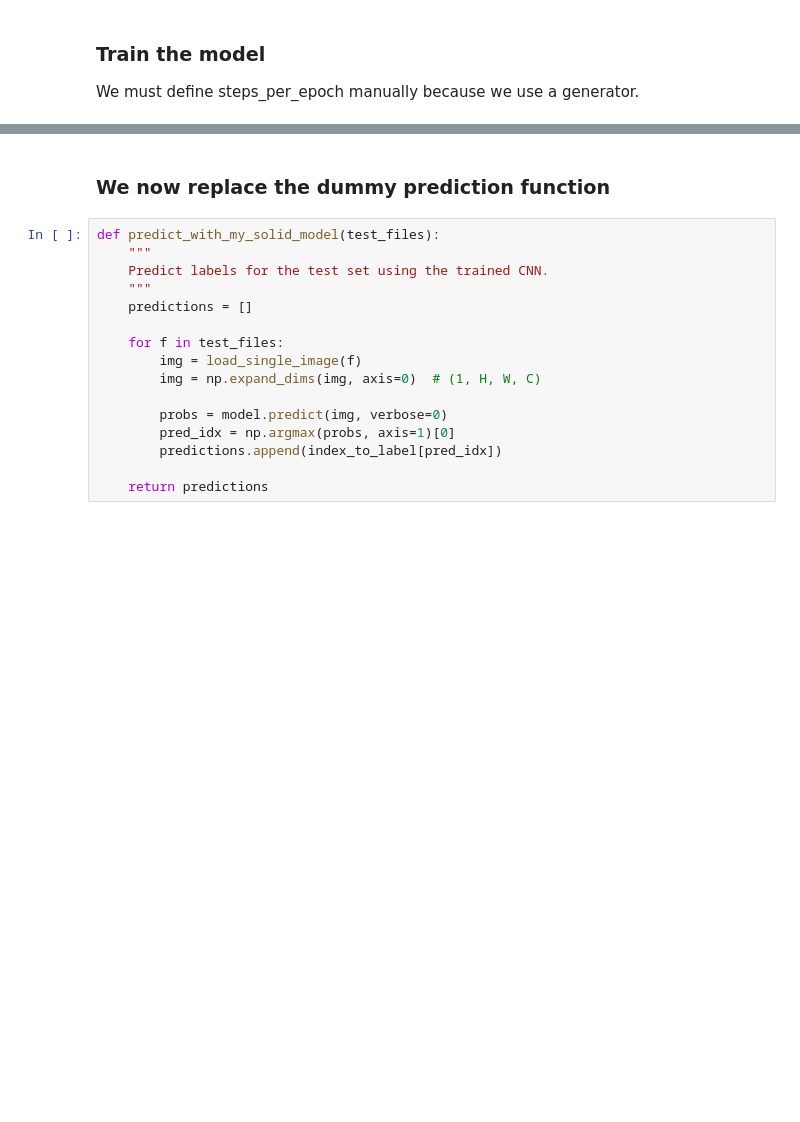
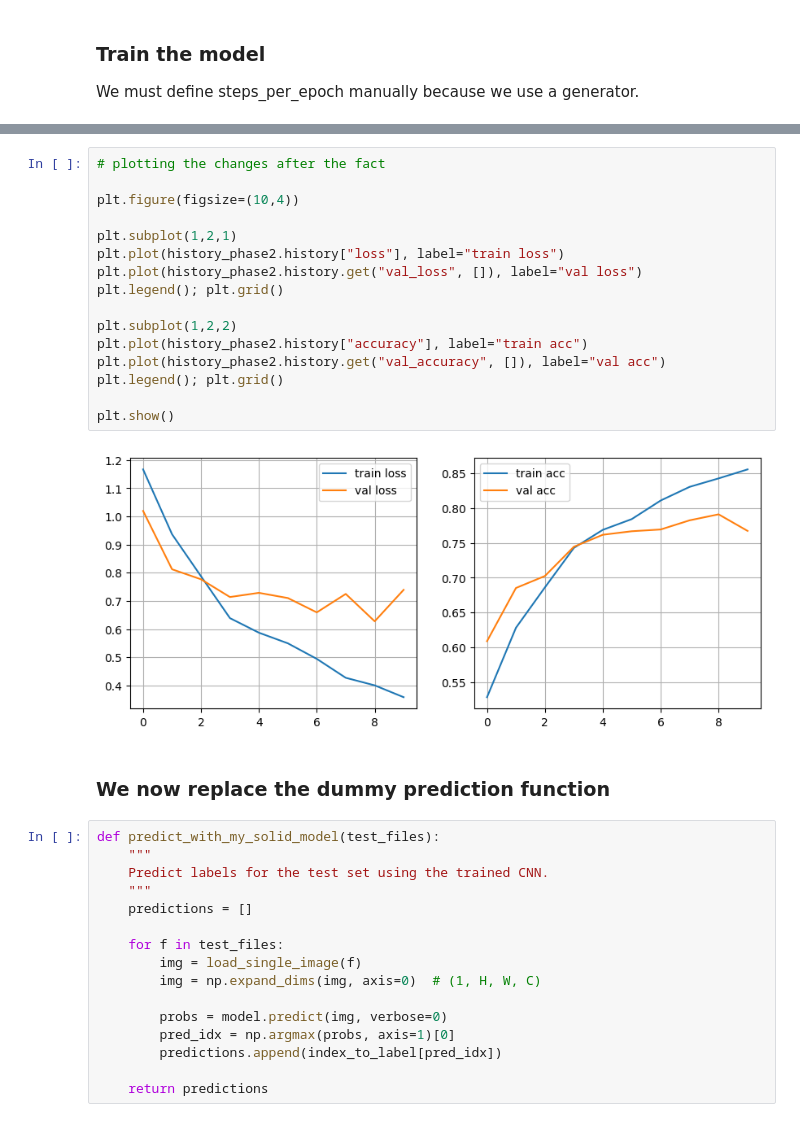
Before and after one commit to BirchTree1812/emoji_project, a Jupyter notebook: emoji-sandbox-submission.ipynb, the cells around one changed output, grey strips where cells are left out. Cells and saved outputs as stored; diff of their text form; blank space fills up the shorter version.

```diff
--- a/emoji-sandbox-submission.ipynb
+++ b/emoji-sandbox-submission.ipynb
@@ -374,3 +483,21 @@ history_phase2 = model.fit(
+# %%
+# plotting the changes after the fact
+
+plt.figure(figsize=(10,4))
+
+plt.subplot(1,2,1)
+plt.plot(history_phase2.history["loss"], label="train loss")
+plt.plot(history_phase2.history.get("val_loss", []), label="val loss")
+plt.legend(); plt.grid()
+
+plt.subplot(1,2,2)
+plt.plot(history_phase2.history["accuracy"], label="train acc")
+plt.plot(history_phase2.history.get("val_accuracy", []), label="val acc")
+plt.legend(); plt.grid()
+
+plt.show()
+# %% [output]
+[figure, added]
 # %% [markdown]
 ### **We now replace the dummy prediction function**
 # %%
```
Also changed, not shown: parts of 13 cells of this notebook.
